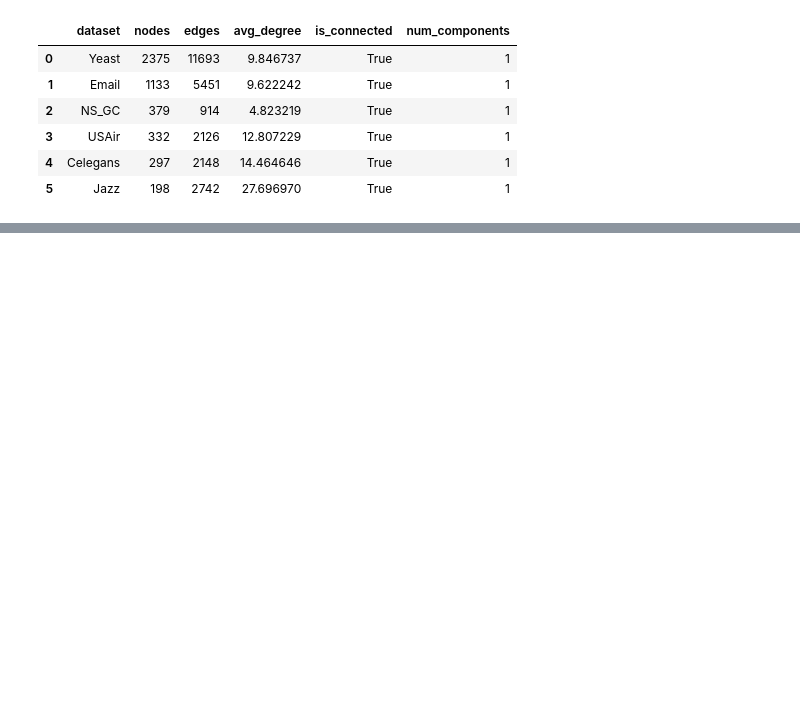
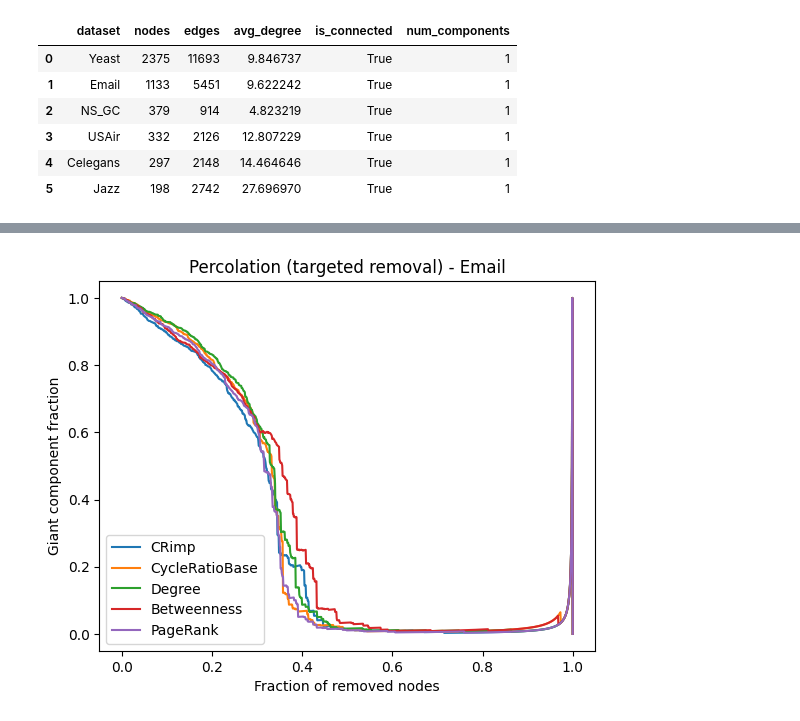
Before and after one commit to devbysina/crimp-project, a Jupyter notebook: notebooks/04_real_datasets.ipynb, the cells around one changed output, grey strips where cells are left out. Drawn from its saved outputs; the diff is of its cells as text; code cells hidden in the pictures; blank space fills up the shorter version.

Commit message:
exp: percolation on real datasets with metrics tables and plots

```diff
--- a/notebooks/04_real_datasets.ipynb
+++ b/notebooks/04_real_datasets.ipynb
@@ -43,0 +167,25 @@ summary_df
+# %%
+ds_name = "Email"
+G = graphs[ds_name]
+
+curves = []
+for method, fn in rankers.items():
+    scores = fn(G)
+    ordering = [n for n, _ in sorted(scores.items(), key=lambda x: x[1], reverse=True)]
+    df_curve = targeted_removal_curve(G, ordering)
+    df_curve["method"] = method
+    curves.append(df_curve)
+
+perc_one = pd.concat(curves, ignore_index=True)
+
+for method in perc_one["method"].unique():
+    tmp = perc_one[perc_one["method"] == method]
+    plt.plot(tmp["removed_frac"], tmp["gcc_frac"], label=method)
+
+plt.title(f"Percolation (targeted removal) - {ds_name}")
+plt.xlabel("Fraction of removed nodes")
+plt.ylabel("Giant component fraction")
+plt.legend()
+plt.show()
+# %% [output]
+[figure, added]
```
Also changed, not shown: parts of 4 cells of this notebook, 1 other file.
